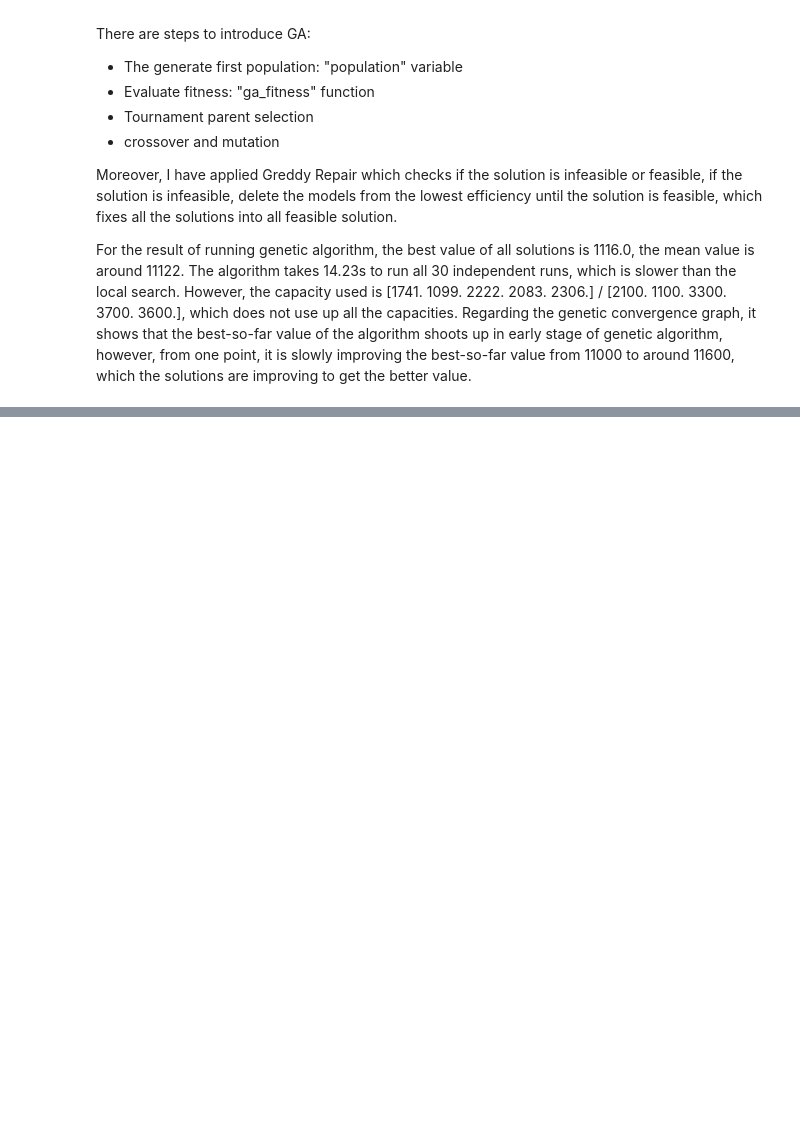
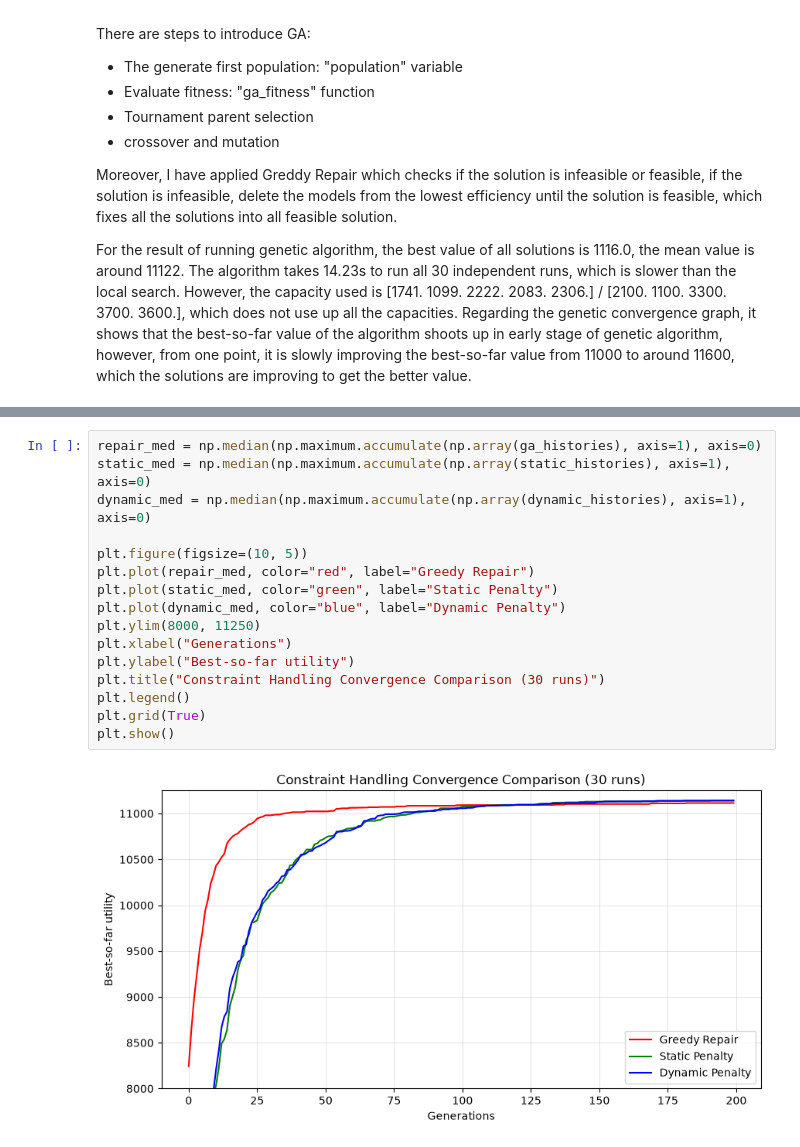
Before and after one commit to DuyAnh628/ai-assignment-y3s1, a Jupyter notebook: main.ipynb, the cells around one changed output, grey strips where cells are left out. Saved outputs shown, nothing was run; the diff lists cells and outputs as text; blank space fills up the shorter version.

```diff
--- a/main.ipynb
+++ b/main.ipynb
@@ -340,0 +506,18 @@ array([ 8245. ,  8652.5,  8856.5,  9296. ,  9673.5,  9845.5, 10043. ,
+# %%
+repair_med = np.median(np.maximum.accumulate(np.array(ga_histories), axis=1), axis=0)
+static_med = np.median(np.maximum.accumulate(np.array(static_histories), axis=1), axis=0)
+dynamic_med = np.median(np.maximum.accumulate(np.array(dynamic_histories), axis=1), axis=0)
+
+plt.figure(figsize=(10, 5))
+plt.plot(repair_med, color="red", label="Greedy Repair")
+plt.plot(static_med, color="green", label="Static Penalty")
+plt.plot(dynamic_med, color="blue", label="Dynamic Penalty")
+plt.ylim(8000, 11250)
+plt.xlabel("Generations")
+plt.ylabel("Best-so-far utility")
+plt.title("Constraint Handling Convergence Comparison (30 runs)")
+plt.legend()
+plt.grid(True)
+plt.show()
+# %% [output]
+[figure, added]
```
Also changed, not shown: parts of 16 cells of this notebook.
